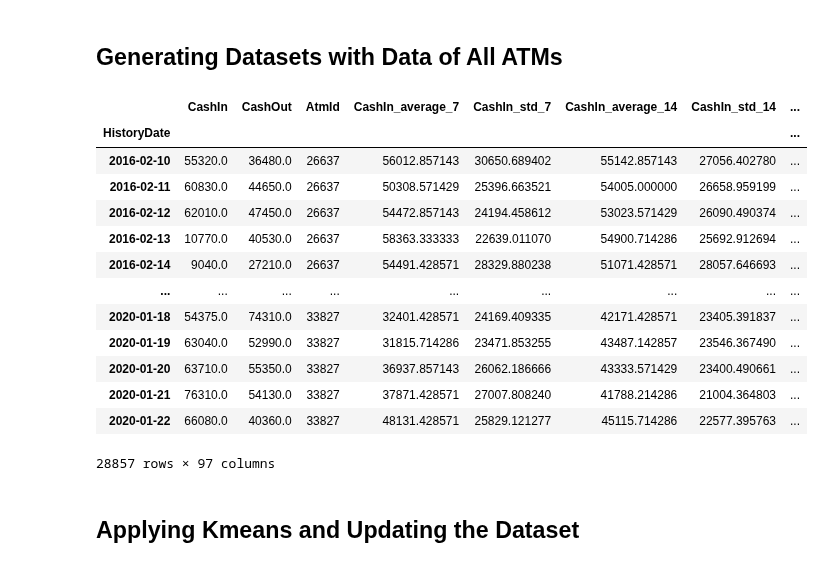
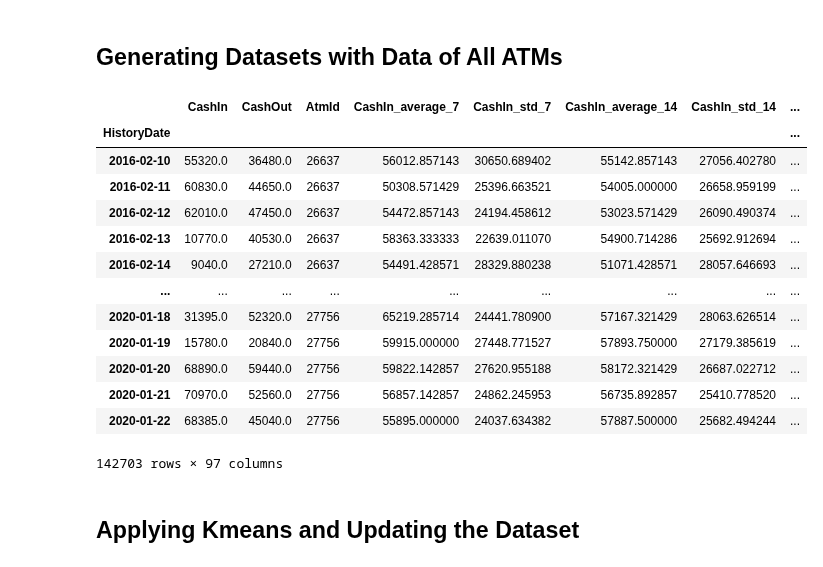
Before and after one commit to CahidArda/data-science-intenship-study, a Jupyter notebook: notebooks/tabTransformer/clustering.ipynb, the cells around one changed output. Cells and saved outputs as stored; diff of their text form; code cells hidden in the pictures.

```diff
--- a/notebooks/tabTransformer/clustering.ipynb
+++ b/notebooks/tabTransformer/clustering.ipynb
@@ -66,22 +66,22 @@ def get_all_atms_feature_set(df, atm_ids=None, first_n=None):
 
     return pd.concat(feature_sets, axis=0)
 # %%
-all_atms_feature_set = get_all_atms_feature_set(df, first_n = 20)
+all_atms_feature_set = get_all_atms_feature_set(df, first_n = 100)
 all_atms_feature_set
 # %% [output]
 |  | CashIn | CashOut | AtmId | CashIn_average_7 | CashIn_std_7 | CashIn_average_14 | CashIn_std_14 | ... |
 | HistoryDate |  |  |  |  |  |  |  | ... |
 | 2016-02-10 | 55320.0 | 36480.0 | 26637 | 56012.857143 | 30650.689402 | 55142.857143 | 27056.402780 | ... |
 | 2016-02-11 | 60830.0 | 44650.0 | 26637 | 50308.571429 | 25396.663521 | 54005.000000 | 26658.959199 | ... |
 | 2016-02-12 | 62010.0 | 47450.0 | 26637 | 54472.857143 | 24194.458612 | 53023.571429 | 26090.490374 | ... |
 | 2016-02-13 | 10770.0 | 40530.0 | 26637 | 58363.333333 | 22639.011070 | 54900.714286 | 25692.912694 | ... |
 | 2016-02-14 | 9040.0 | 27210.0 | 26637 | 54491.428571 | 28329.880238 | 51071.428571 | 28057.646693 | ... |
 | ... | ... | ... | ... | ... | ... | ... | ... | ... |
-| 2020-01-18 | 54375.0 | 74310.0 | 33827 | 32401.428571 | 24169.409335 | 42171.428571 | 23405.391837 | ... |
-| 2020-01-19 | 63040.0 | 52990.0 | 33827 | 31815.714286 | 23471.853255 | 43487.142857 | 23546.367490 | ... |
-| 2020-01-20 | 63710.0 | 55350.0 | 33827 | 36937.857143 | 26062.186666 | 43333.571429 | 23400.490661 | ... |
-| 2020-01-21 | 76310.0 | 54130.0 | 33827 | 37871.428571 | 27007.808240 | 41788.214286 | 21004.364803 | ... |
-| 2020-01-22 | 66080.0 | 40360.0 | 33827 | 48131.428571 | 25829.121277 | 45115.714286 | 22577.395763 | ... |
+| 2020-01-18 | 31395.0 | 52320.0 | 27756 | 65219.285714 | 24441.780900 | 57167.321429 | 28063.626514 | ... |
+| 2020-01-19 | 15780.0 | 20840.0 | 27756 | 59915.000000 | 27448.771527 | 57893.750000 | 27179.385619 | ... |
+| 2020-01-20 | 68890.0 | 59440.0 | 27756 | 59822.142857 | 27620.955188 | 58172.321429 | 26687.022712 | ... |
+| 2020-01-21 | 70970.0 | 52560.0 | 27756 | 56857.142857 | 24862.245953 | 56735.892857 | 25410.778520 | ... |
+| 2020-01-22 | 68385.0 | 45040.0 | 27756 | 55895.000000 | 24037.634382 | 57887.500000 | 25682.494244 | ... |
-28857 rows × 97 columns
+142703 rows × 97 columns
 # %% [markdown]
 ## Applying Kmeans and Updating the Dataset
```
Also changed, not shown: parts of 4 cells of this notebook, 1 other file.
